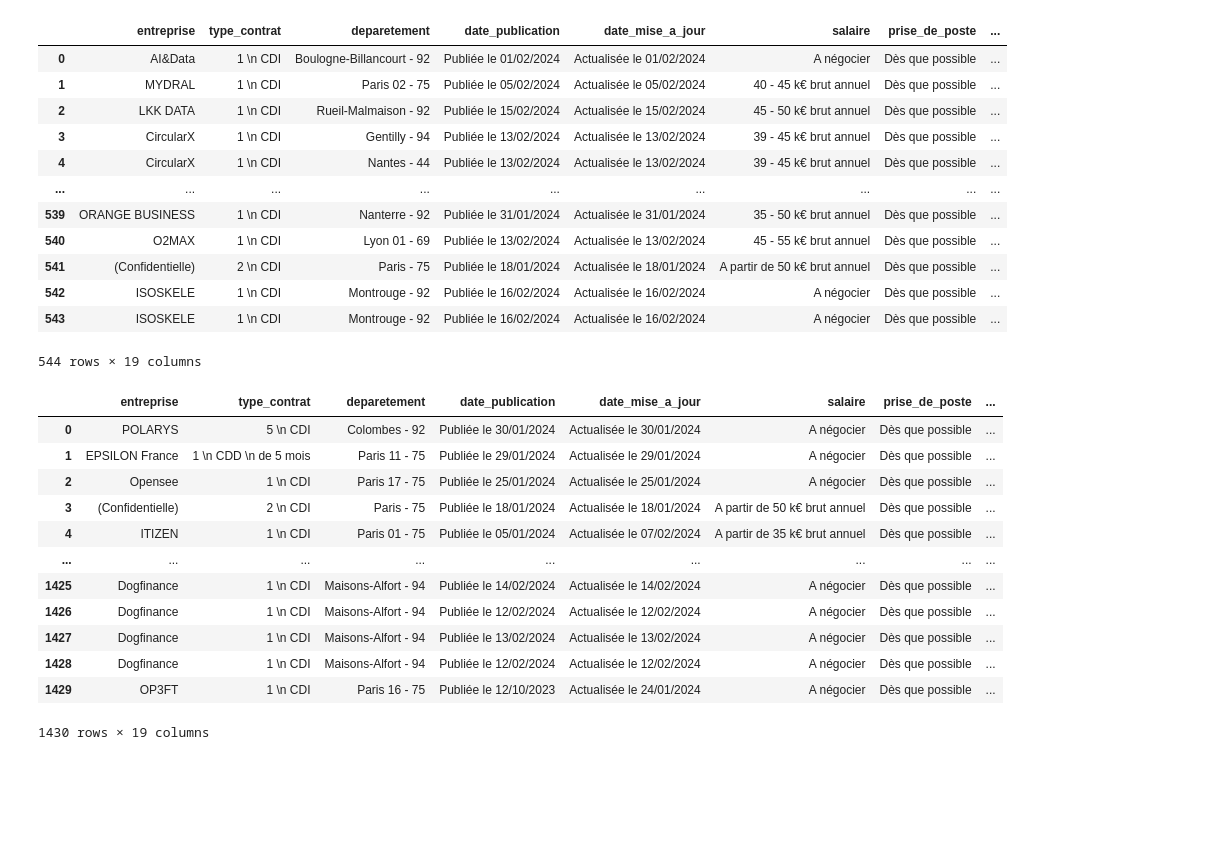
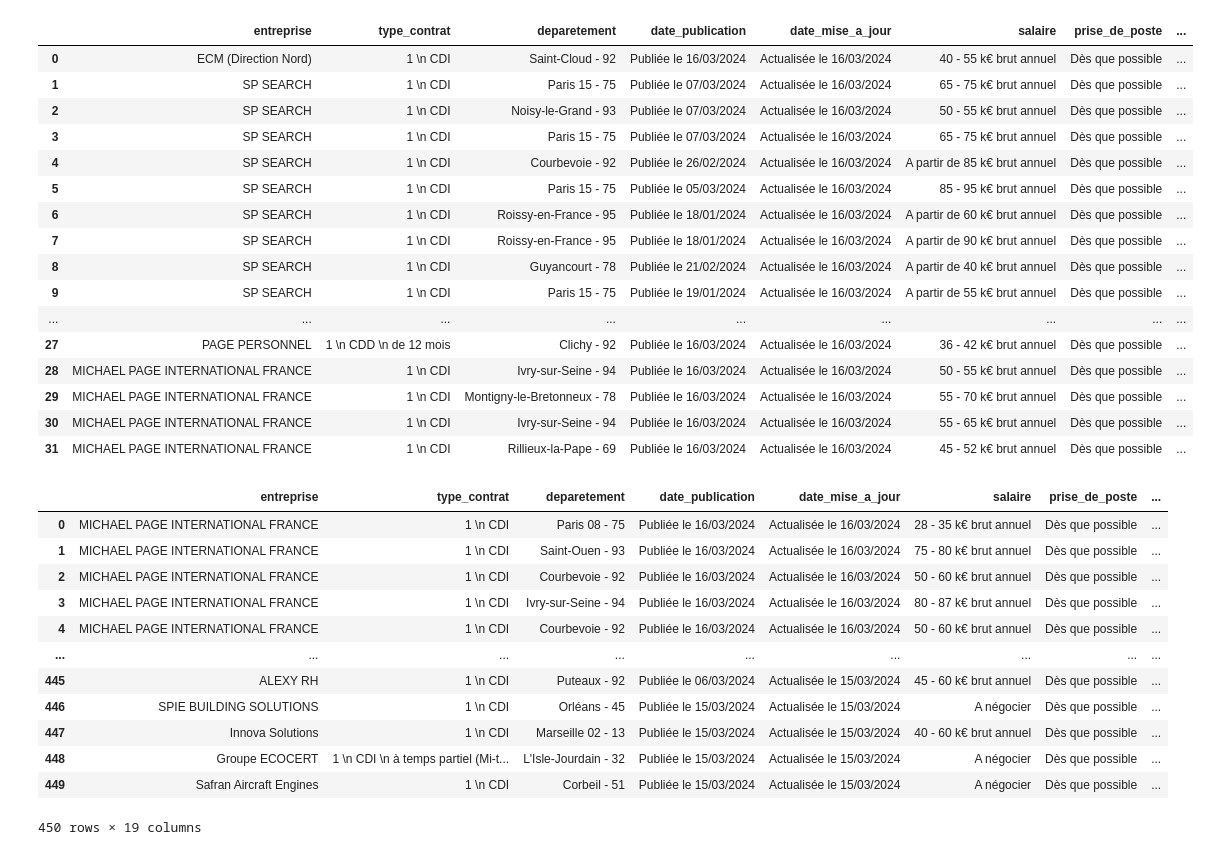
Before and after one commit to Racha1004/DALAS_projet, a Jupyter notebook: concat.ipynb, the cells around one changed output. Drawn from its saved outputs; the diff is of its cells as text; code cells hidden in the pictures; blank space fills up the shorter version.

Commit message:
offre de jobs qui ont le mots cle data

```diff
--- a/concat.ipynb
+++ b/concat.ipynb
@@ -1,36 +1,40 @@
 # %%
 import pandas as pd
 # %%
-df1 = pd.read_csv("Scrapped_Data/Data_Apec/Apec_data_1.csv")
+df1 = pd.read_csv("Scrapped_Data/Data_Apec_data/Apec_data_1.csv")
 df1
 # %% [output]
 |  | entreprise | type_contrat | deparetement | date_publication | date_mise_a_jour | salaire | prise_de_poste | ... |
-| 0 | AI&Data | 1 \n CDI | Boulogne-Billancourt - 92 | Publiée le 01/02/2024 | Actualisée le 01/02/2024 | A négocier | Dès que possible | ... |
-| 1 | MYDRAL | 1 \n CDI | Paris 02 - 75 | Publiée le 05/02/2024 | Actualisée le 05/02/2024 | 40 - 45 k€ brut annuel | Dès que possible | ... |
-| 2 | LKK DATA | 1 \n CDI | Rueil-Malmaison - 92 | Publiée le 15/02/2024 | Actualisée le 15/02/2024 | 45 - 50 k€ brut annuel | Dès que possible | ... |
-| 3 | CircularX | 1 \n CDI | Gentilly - 94 | Publiée le 13/02/2024 | Actualisée le 13/02/2024 | 39 - 45 k€ brut annuel | Dès que possible | ... |
-| 4 | CircularX | 1 \n CDI | Nantes - 44 | Publiée le 13/02/2024 | Actualisée le 13/02/2024 | 39 - 45 k€ brut annuel | Dès que possible | ... |
+| 0 | ECM (Direction Nord) | 1 \n CDI | Saint-Cloud - 92 | Publiée le 16/03/2024 | Actualisée le 16/03/2024 | 40 - 55 k€ brut annuel | Dès que possible | ... |
+| 1 | SP SEARCH | 1 \n CDI | Paris 15 - 75 | Publiée le 07/03/2024 | Actualisée le 16/03/2024 | 65 - 75 k€ brut annuel | Dès que possible | ... |
+| 2 | SP SEARCH | 1 \n CDI | Noisy-le-Grand - 93 | Publiée le 07/03/2024 | Actualisée le 16/03/2024 | 50 - 55 k€ brut annuel | Dès que possible | ... |
+| 3 | SP SEARCH | 1 \n CDI | Paris 15 - 75 | Publiée le 07/03/2024 | Actualisée le 16/03/2024 | 65 - 75 k€ brut annuel | Dès que possible | ... |
+| 4 | SP SEARCH | 1 \n CDI | Courbevoie - 92 | Publiée le 26/02/2024 | Actualisée le 16/03/2024 | A partir de 85 k€ brut annuel | Dès que possible | ... |
+| 5 | SP SEARCH | 1 \n CDI | Paris 15 - 75 | Publiée le 05/03/2024 | Actualisée le 16/03/2024 | 85 - 95 k€ brut annuel | Dès que possible | ... |
+| 6 | SP SEARCH | 1 \n CDI | Roissy-en-France - 95 | Publiée le 18/01/2024 | Actualisée le 16/03/2024 | A partir de 60 k€ brut annuel | Dès que possible | ... |
+| 7 | SP SEARCH | 1 \n CDI | Roissy-en-France - 95 | Publiée le 18/01/2024 | Actualisée le 16/03/2024 | A partir de 90 k€ brut annuel | Dès que possible | ... |
+| 8 | SP SEARCH | 1 \n CDI | Guyancourt - 78 | Publiée le 21/02/2024 | Actualisée le 16/03/2024 | A partir de 40 k€ brut annuel | Dès que possible | ... |
+| 9 | SP SEARCH | 1 \n CDI | Paris 15 - 75 | Publiée le 19/01/2024 | Actualisée le 16/03/2024 | A partir de 55 k€ brut annuel | Dès que possible | ... |
 | ... | ... | ... | ... | ... | ... | ... | ... | ... |
-| 539 | ORANGE BUSINESS | 1 \n CDI | Nanterre - 92 | Publiée le 31/01/2024 | Actualisée le 31/01/2024 | 35 - 50 k€ brut annuel | Dès que possible | ... |
-| 540 | O2MAX | 1 \n CDI | Lyon 01 - 69 | Publiée le 13/02/2024 | Actualisée le 13/02/2024 | 45 - 55 k€ brut annuel | Dès que possible | ... |
-| 541 | (Confidentielle) | 2 \n CDI | Paris - 75 | Publiée le 18/01/2024 | Actualisée le 18/01/2024 | A partir de 50 k€ brut annuel | Dès que possible | ... |
-| 542 | ISOSKELE | 1 \n CDI | Montrouge - 92 | Publiée le 16/02/2024 | Actualisée le 16/02/2024 | A négocier | Dès que possible | ... |
-| 543 | ISOSKELE | 1 \n CDI | Montrouge - 92 | Publiée le 16/02/2024 | Actualisée le 16/02/2024 | A négocier | Dès que possible | ... |
+| 27 | PAGE PERSONNEL | 1 \n CDD \n de 12 mois | Clichy - 92 | Publiée le 16/03/2024 | Actualisée le 16/03/2024 | 36 - 42 k€ brut annuel | Dès que possible | ... |
+| 28 | MICHAEL PAGE INTERNATIONAL FRANCE | 1 \n CDI | Ivry-sur-Seine - 94 | Publiée le 16/03/2024 | Actualisée le 16/03/2024 | 50 - 55 k€ brut annuel | Dès que possible | ... |
+| 29 | MICHAEL PAGE INTERNATIONAL FRANCE | 1 \n CDI | Montigny-le-Bretonneux - 78 | Publiée le 16/03/2024 | Actualisée le 16/03/2024 | 55 - 70 k€ brut annuel | Dès que possible | ... |
+| 30 | MICHAEL PAGE INTERNATIONAL FRANCE | 1 \n CDI | Ivry-sur-Seine - 94 | Publiée le 16/03/2024 | Actualisée le 16/03/2024 | 55 - 65 k€ brut annuel | Dès que possible | ... |
+| 31 | MICHAEL PAGE INTERNATIONAL FRANCE | 1 \n CDI | Rillieux-la-Pape - 69 | Publiée le 16/03/2024 | Actualisée le 16/03/2024 | 45 - 52 k€ brut annuel | Dès que possible | ... |
-544 rows × 19 columns
 # %%
-df2 = pd.read_csv("Scrapped_Data/Data_Apec/Apec_data_2.csv")
+df2 = pd.read_csv("Scrapped_Data/Data_Apec_data/Apec_data_2.csv")
 df2
 # %% [output]
 |  | entreprise | type_contrat | deparetement | date_publication | date_mise_a_jour | salaire | prise_de_poste | ... |
-| 0 | POLARYS | 5 \n CDI | Colombes - 92 | Publiée le 30/01/2024 | Actualisée le 30/01/2024 | A négocier | Dès que possible | ... |
-| 1 | EPSILON France | 1 \n CDD \n de 5 mois | Paris 11 - 75 | Publiée le 29/01/2024 | Actualisée le 29/01/2024 | A négocier | Dès que possible | ... |
-| 2 | Opensee | 1 \n CDI | Paris 17 - 75 | Publiée le 25/01/2024 | Actualisée le 25/01/2024 | A négocier | Dès que possible | ... |
-| 3 | (Confidentielle) | 2 \n CDI | Paris - 75 | Publiée le 18/01/2024 | Actualisée le 18/01/2024 | A partir de 50 k€ brut annuel | Dès que possible | ... |
-| 4 | ITIZEN | 1 \n CDI | Paris 01 - 75 | Publiée le 05/01/2024 | Actualisée le 07/02/2024 | A partir de 35 k€ brut annuel | Dès que possible | ... |
+| 0 | MICHAEL PAGE INTERNATIONAL FRANCE | 1 \n CDI | Paris 08 - 75 | Publiée le 16/03/2024 | Actualisée le 16/03/2024 | 28 - 35 k€ brut annuel | Dès que possible | ... |
+| 1 | MICHAEL PAGE INTERNATIONAL FRANCE | 1 \n CDI | Saint-Ouen - 93 | Publiée le 16/03/2024 | Actualisée le 16/03/2024 | 75 - 80 k€ brut annuel | Dès que possible | ... |
+| 2 | MICHAEL PAGE INTERNATIONAL FRANCE | 1 \n CDI | Courbevoie - 92 | Publiée le 16/03/2024 | Actualisée le 16/03/2024 | 50 - 60 k€ brut annuel | Dès que possible | ... |
+| 3 | MICHAEL PAGE INTERNATIONAL FRANCE | 1 \n CDI | Ivry-sur-Seine - 94 | Publiée le 16/03/2024 | Actualisée le 16/03/2024 | 80 - 87 k€ brut annuel | Dès que possible | ... |
+| 4 | MICHAEL PAGE INTERNATIONAL FRANCE | 1 \n CDI | Courbevoie - 92 | Publiée le 16/03/2024 | Actualisée le 16/03/2024 | 50 - 60 k€ brut annuel | Dès que possible | ... |
 | ... | ... | ... | ... | ... | ... | ... | ... | ... |
-| 1425 | Dogfinance | 1 \n CDI | Maisons-Alfort - 94 | Publiée le 14/02/2024 | Actualisée le 14/02/2024 | A négocier | Dès que possible | ... |
-| 1426 | Dogfinance | 1 \n CDI | Maisons-Alfort - 94 | Publiée le 12/02/2024 | Actualisée le 12/02/2024 | A négocier | Dès que possible | ... |
-| 1427 | Dogfinance | 1 \n CDI | Maisons-Alfort - 94 | Publiée le 13/02/2024 | Actualisée le 13/02/2024 | A négocier | Dès que possible | ... |
-| 1428 | Dogfinance | 1 \n CDI | Maisons-Alfort - 94 | Publiée le 12/02/2024 | Actualisée le 12/02/2024 | A négocier | Dès que possible | ... |
-| 1429 | OP3FT | 1 \n CDI | Paris 16 - 75 | Publiée le 12/10/2023 | Actualisée le 24/01/2024 | A négocier | Dès que possible | ... |
+| 445 | ALEXY RH | 1 \n CDI | Puteaux - 92 | Publiée le 06/03/2024 | Actualisée le 15/03/2024 | 45 - 60 k€ brut annuel | Dès que possible | ... |
+| 446 | SPIE BUILDING SOLUTIONS | 1 \n CDI | Orléans - 45 | Publiée le 15/03/2024 | Actualisée le 15/03/2024 | A négocier | Dès que possible | ... |
+| 447 | Innova Solutions | 1 \n CDI | Marseille 02 - 13 | Publiée le 15/03/2024 | Actualisée le 15/03/2024 | 40 - 60 k€ brut annuel | Dès que possible | ... |
+| 448 | Groupe ECOCERT | 1 \n CDI \n à temps partiel (Mi-t... | L'Isle-Jourdain - 32 | Publiée le 15/03/2024 | Actualisée le 15/03/2024 | A négocier | Dès que possible | ... |
+| 449 | Safran Aircraft Engines | 1 \n CDI | Corbeil - 51 | Publiée le 15/03/2024 | Actualisée le 15/03/2024 | A négocier | Dès que possible | ... |
-1430 rows × 19 columns
+450 rows × 19 columns
```
Also changed, not shown: parts of 2 cells of this notebook, 5 other files.
